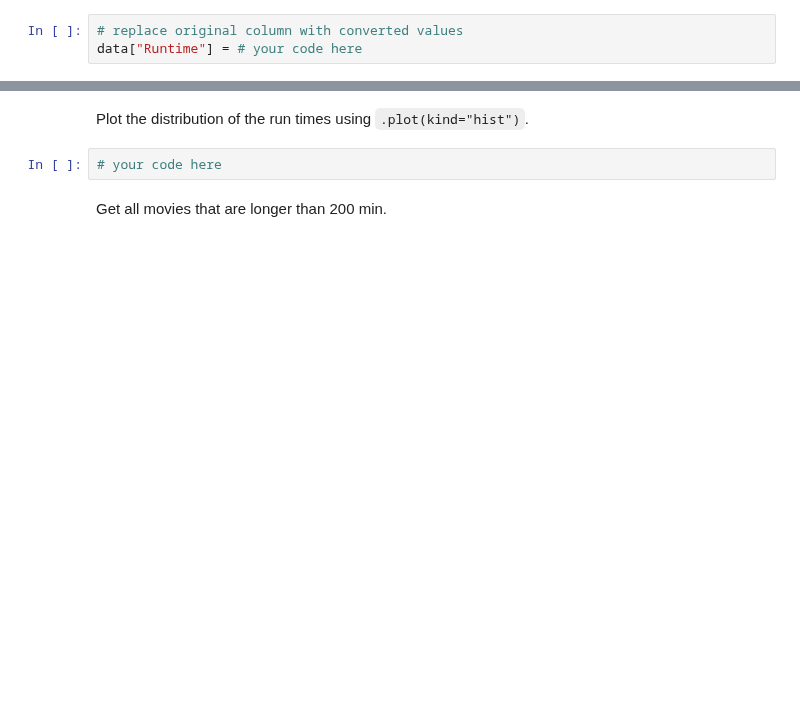
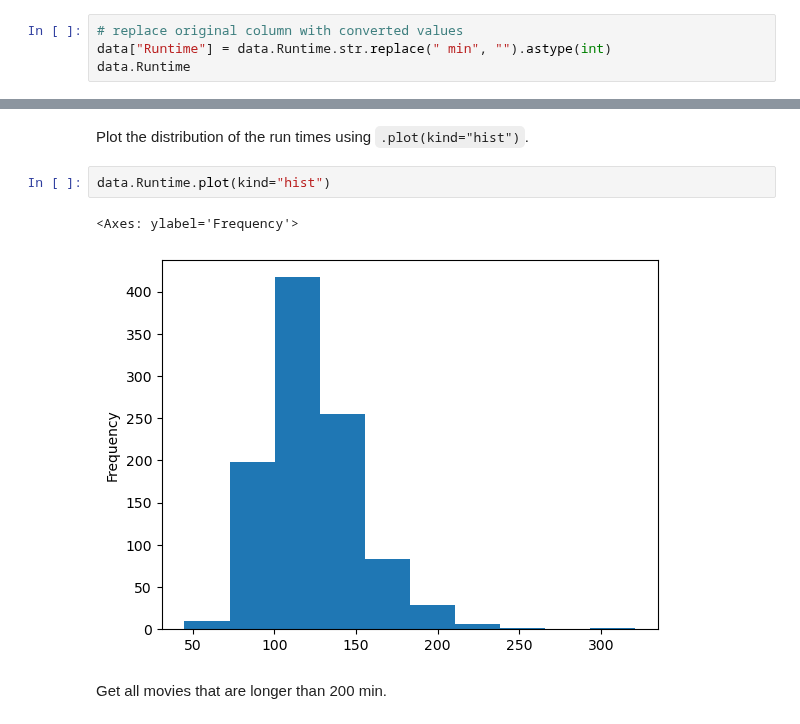
Before and after one commit to Knerten0815/data_science_course, a Jupyter notebook: notebooks/Moodle notebooks/data_science_live_coding_mmi_02_template.ipynb, the cells around one changed output, grey strips where cells are left out. Cells and saved outputs as stored; diff of their text form; blank space fills up the shorter version.

```diff
--- a/notebooks/Moodle notebooks/data_science_live_coding_mmi_02_template.ipynb
+++ b/notebooks/Moodle notebooks/data_science_live_coding_mmi_02_template.ipynb
@@ -81,3 +241,4 @@ Now count all Genres in the first of those columns using `.value_counts()`.
 # %%
 # replace original column with converted values
-data["Runtime"] = # your code here
+data["Runtime"] = data.Runtime.str.replace(" min", "").astype(int)
+data.Runtime
@@ -84,6 +258,9 @@ data["Runtime"] = # your code here
 # %% [markdown]
 Plot the distribution of the run times using `.plot(kind="hist")`.
 # %%
-# your code here
+data.Runtime.plot(kind="hist")
+# %% [output]
+<Axes: ylabel='Frequency'>
+[figure, added]
 # %% [markdown]
 Get all movies that are longer than 200 min.
```
Also changed, not shown: parts of 22 cells of this notebook.
